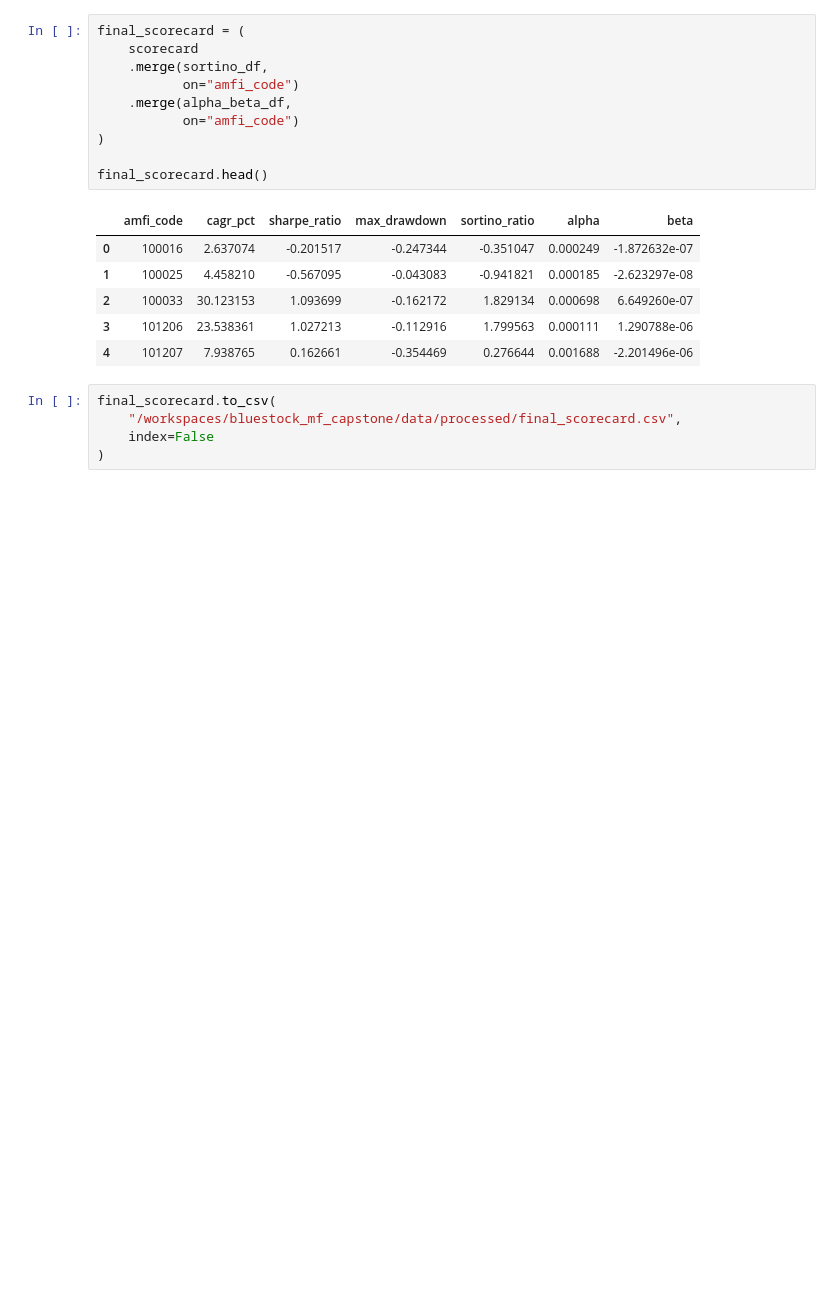
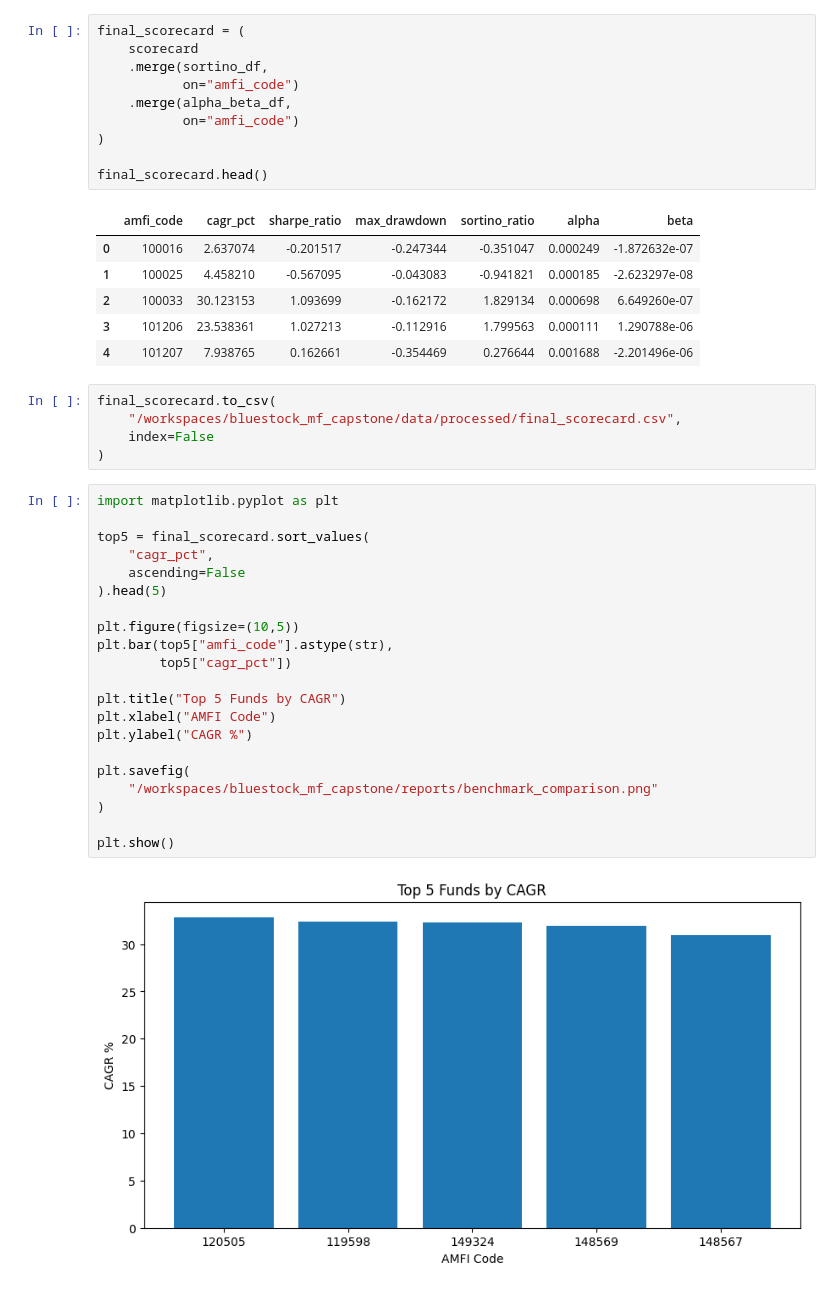
Before and after one commit to Ramyaharshitha-83/bluestock_mf_capstone, a Jupyter notebook: notebooks/05_performance_analytics.ipynb, the cells around one changed output. Saved outputs shown, nothing was run; the diff lists cells and outputs as text; blank space fills up the shorter version.

```diff
--- a/notebooks/05_performance_analytics.ipynb
+++ b/notebooks/05_performance_analytics.ipynb
@@ -232,3 +232,26 @@ final_scorecard.to_csv(
     "/workspaces/bluestock_mf_capstone/data/processed/final_scorecard.csv",
     index=False
 )
+# %%
+import matplotlib.pyplot as plt
+
+top5 = final_scorecard.sort_values(
+    "cagr_pct",
+    ascending=False
+).head(5)
+
+plt.figure(figsize=(10,5))
+plt.bar(top5["amfi_code"].astype(str),
+        top5["cagr_pct"])
+
+plt.title("Top 5 Funds by CAGR")
+plt.xlabel("AMFI Code")
+plt.ylabel("CAGR %")
+
+plt.savefig(
+    "/workspaces/bluestock_mf_capstone/reports/benchmark_comparison.png"
+)
+
+plt.show()
+# %% [output]
+[figure, added]
```
Also changed, not shown: 1 other file.
